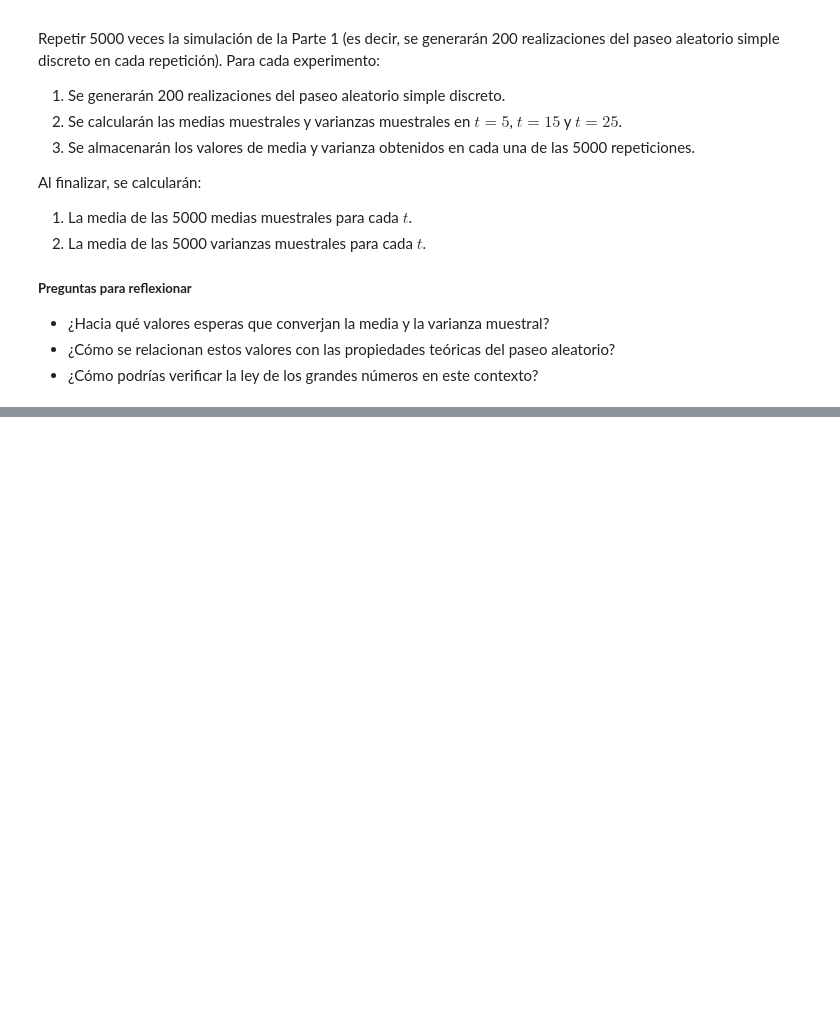
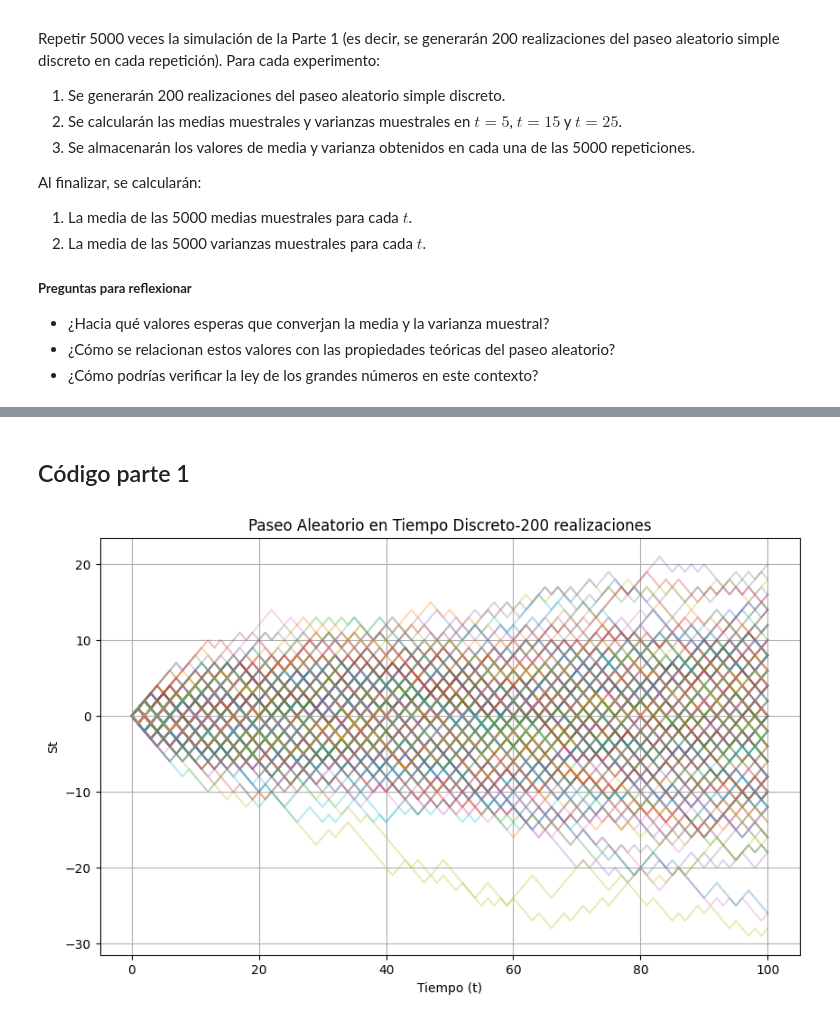
Before and after one commit to martinagg7/calcest-tarea1, a Jupyter notebook: files/Cálculo estocástico - Tarea tema 1.ipynb, the cells around one changed output, grey strips where cells are left out. Drawn from its saved outputs; the diff is of its cells as text; code cells hidden in the pictures; blank space fills up the shorter version.

```diff
--- a/files/Cálculo estocástico - Tarea tema 1.ipynb
+++ b/files/Cálculo estocástico - Tarea tema 1.ipynb
@@ -70,0 +101,29 @@ Al finalizar, se calcularán:
+# %% [markdown]
+## Código parte 1
+# %%
+#Parámetros
+num_realizaciones = 200
+num_pasos = 100
+np.random.seed(987)
+# %%
+#Matriz para almacenar todas las realizaciones
+paseos_discretos = np.zeros((num_realizaciones, num_pasos + 1))
+
+#Generar los paseos aleatorios
+for i in range(num_realizaciones):
+    pasos = np.random.choice([-1, 1], size=num_pasos)
+    paseos_discretos[i, 1:] = np.cumsum(pasos)  #Sumar pasos acumulados a partir de S0=0
+# %%
+#Grafica con las 200 realizaciones
+plt.figure(figsize=(10, 6))
+for i in range(num_realizaciones):
+    plt.plot(range(num_pasos + 1), paseos_discretos[i], alpha=0.3)
+
+
+plt.xlabel("Tiempo (t)")
+plt.ylabel("St")
+plt.title("Paseo Aleatorio en Tiempo Discreto-200 realizaciones")
+plt.grid(True)
+plt.show()
+# %% [output]
+[figure, added]
```
Also changed, not shown: parts of 14 cells of this notebook.
